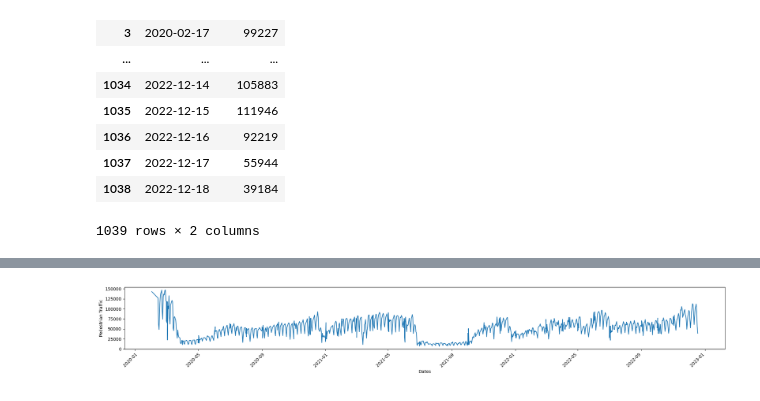
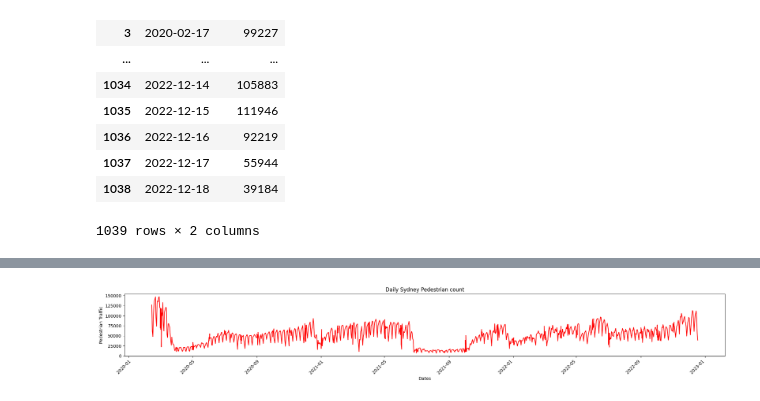
Before and after one commit to Gsirron/DataScience-sydney-pedestrians, a Jupyter notebook: Covid_activity.ipynb, the cells around one changed output, grey strips where cells are left out. Saved outputs shown, nothing was run; the diff lists cells and outputs as text; code cells hidden in the pictures.

```diff
--- a/Covid_activity.ipynb
+++ b/Covid_activity.ipynb
@@ -134,0 +103,6 @@ Name: 6, dtype: object
+# %%
+# we see thre is one out lying in the first one so we will remove it
+grouped_items = grouped_items.iloc[1:]
+# reset the index
+grouped_items = grouped_items.reset_index(drop=True)
+grouped_items
@@ -135,19 +123,21 @@ Name: 6, dtype: object
 # %%
 # now to plot the figure using matplotlib
+# set the figure
 fig = plt.figure(figsize=(25,5))
 ax = fig.add_subplot(1,1,1)
-# fit the dates
-plt.subplots_adjust(bottom = 0.5, top = 0.9)
- #rotate the x-axis values
-plt.xticks(rotation=45, ha="right", rotation_mode="anchor")
-# set the lables for x and y
-ax.set_ylabel('Pedestrian Traffic')
-ax.set_xlabel('Dates')
+ax.set_title('Daily Sydney Pedestrian count')
+def plot_figure(x,y):
+	# fit the dates
+	plt.subplots_adjust(bottom = 0.5, top = 0.9)
+	#rotate the x-axis values
+	plt.xticks(rotation=45, ha="right", rotation_mode="anchor")
+	# set the lables for x and y
+	ax.set_ylabel('Pedestrian Traffic')
+	ax.set_xlabel('Dates')
+	plt.plot(x,y, scaley=True, scalex=True, color="red")
+	plt.show()
 
 x,y = grouped_items.shortdate, grouped_items.totalcount
-
-# plt.plot(x,y, scaley=True, scalex=True, color="red")
-plt.plot(x,y)
-plt.show()
+plot_figure(x,y)
 # %% [output]
-[figure, old version]
+[figure, new version]
```
Also changed, not shown: parts of 14 cells of this notebook.
